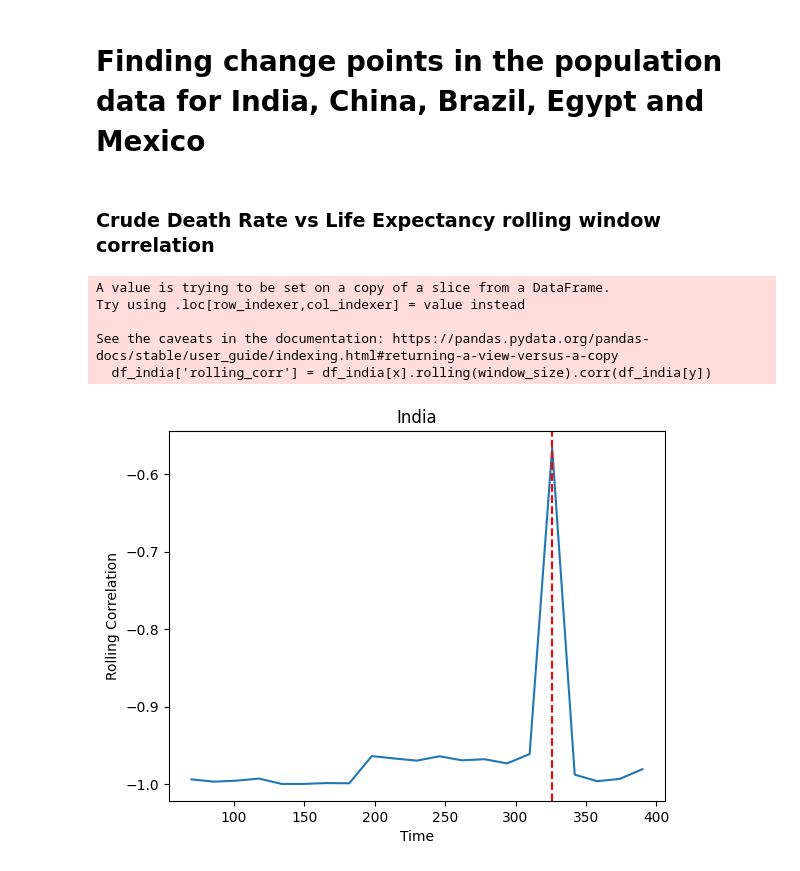
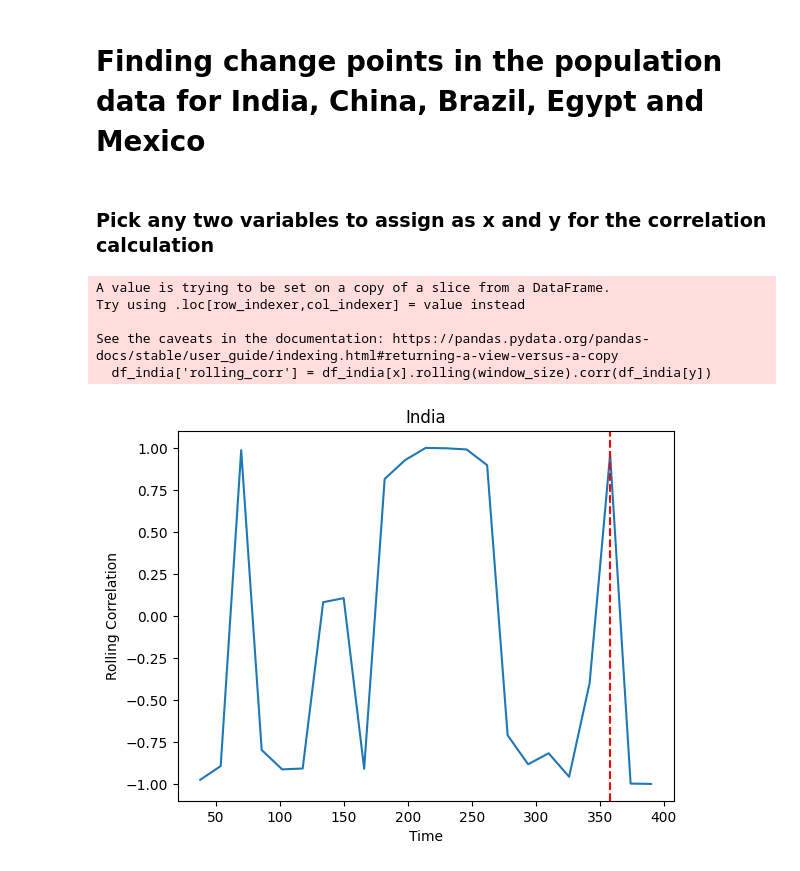
Before and after one commit to SebastianWikt/DS4002-P2, a Jupyter notebook: Scripts/Project_2_running_corr.ipynb, the cells around one changed output. Cells and saved outputs as stored; diff of their text form; code cells hidden in the pictures.

```diff
--- a/Scripts/Project_2_running_corr.ipynb
+++ b/Scripts/Project_2_running_corr.ipynb
@@ -39,4 +28,5 @@ Resolving deltas: 100% (51/51), done.
 # %%
+df.replace(',','', regex=True, inplace=True)
 df.head(15)
 # %% [output]
 |  | Name | Region | GENC | Year | Population | Population Density (People per Sq... | Total Fertility Rate | ... |
@@ -58,35 +48,35 @@ df.head(15)
 # %% [markdown]
 # Finding change points in the population data for India, China, Brazil, Egypt and Mexico
-# %% [markdown]
-### Crude Death Rate vs Life Expectancy rolling window correlation
+# %% [markdown]
+### Pick any two variables to assign as x and y for the correlation calculation
 # %%
 from ruptures import Pelt
 
 df_india = df.loc[df['Name'] == 'India']
 
-x = 'Crude Death Rate'
+x = 'Net international migrants, both sexes'
 y = 'Life Expectancy at Birth, Both Sexes'
 
-window_size = 5  # Adjust to the minimum value with no errors
+window_size = 3  # Adjust to the minimum value with no errors
 df_india['rolling_corr'] = df_india[x].rolling(window_size).corr(df_india[y])
 
 model = Pelt(model="rbf").fit(df_india['rolling_corr'].dropna().values)
 change_points = model.predict(pen=10)  # Adjust penalty as needed
 
 plt.plot(df_india.index, df_india['rolling_corr'])
 for cp in change_points:
     plt.axvline(x=df_india.index[cp-1], color='red', linestyle='--')
 plt.title('India')
 plt.xlabel('Time')
 plt.ylabel('Rolling Correlation')
 plt.show()
 # %% [output]
 A value is trying to be set on a copy of a slice from a DataFrame.
 Try using .loc[row_indexer,col_indexer] = value instead
 
 See the caveats in the documentation: https://pandas.pydata.org/pandas-docs/stable/user_guide/indexing.html#returning-a-view-versus-a-copy
   df_india['rolling_corr'] = df_india[x].rolling(window_size).corr(df_india[y])
-[figure, old version]
+[figure, new version]
 # %%
 df_china = df.loc[df['Name'] == 'China']
 
```
Also changed, not shown: parts of 6 cells of this notebook.
